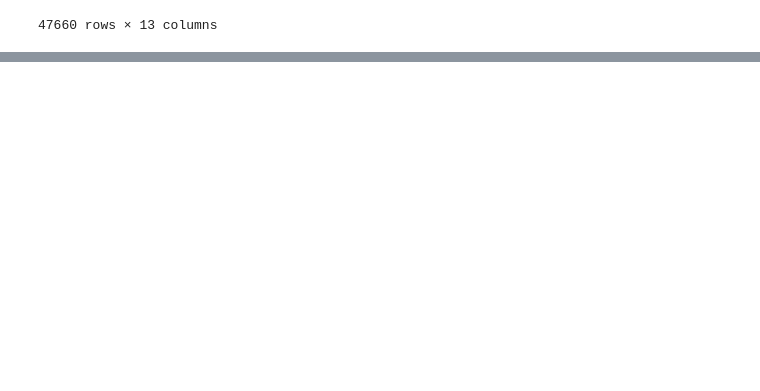
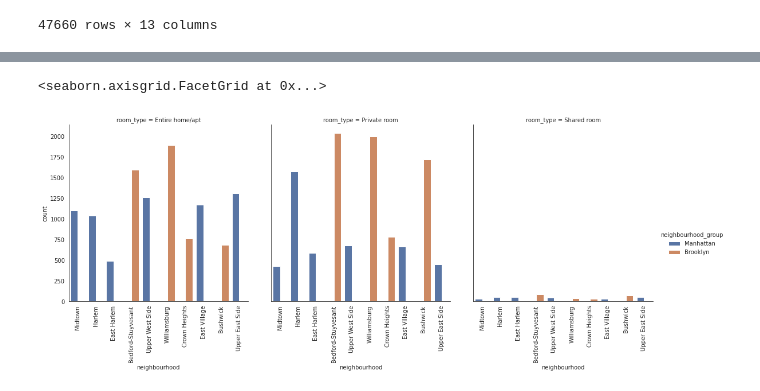
Before and after one commit to Creatrohit9/AIRBNB-PROJECT-1-CAPSTON, a Jupyter notebook: MD1WK4ROHIT_Airbnb_Bookings_Analysis_Capstone_Project.ipynb, the cells around one changed output, grey strips where cells are left out. Drawn from its saved outputs; the diff is of its cells as text; code cells hidden in the pictures; blank space fills up the shorter version.

Commit message:
commit for visual3

```diff
--- a/MD1WK4ROHIT_Airbnb_Bookings_Analysis_Capstone_Project.ipynb
+++ b/MD1WK4ROHIT_Airbnb_Bookings_Analysis_Capstone_Project.ipynb
@@ -500,0 +517,9 @@ sub_data
+# %%
+#combine this data with roomtype for inrich the visualisation
+sub_data2=airbnb_df.loc[airbnb_df['neighbourhood'].isin(['Williamsburg','Bedford-Stuyvesant','Harlem','Bushwick','Upper West Side','Hell\s kitchen','East Village','Upper East Side','Crown Heights','Midtown','East Harlem'])]
+#suing catplot to represnting mutltiple atribute together
+visual3=sns.catplot(x='neighbourhood',hue='neighbourhood_group',col='room_type',data=sub_data2,kind='count')
+visual3.set_xticklabels(rotation=90)
+# %% [output]
+<seaborn.axisgrid.FacetGrid at 0x...>
+[figure, added]
```
Also changed, not shown: parts of 1 cell of this notebook.
